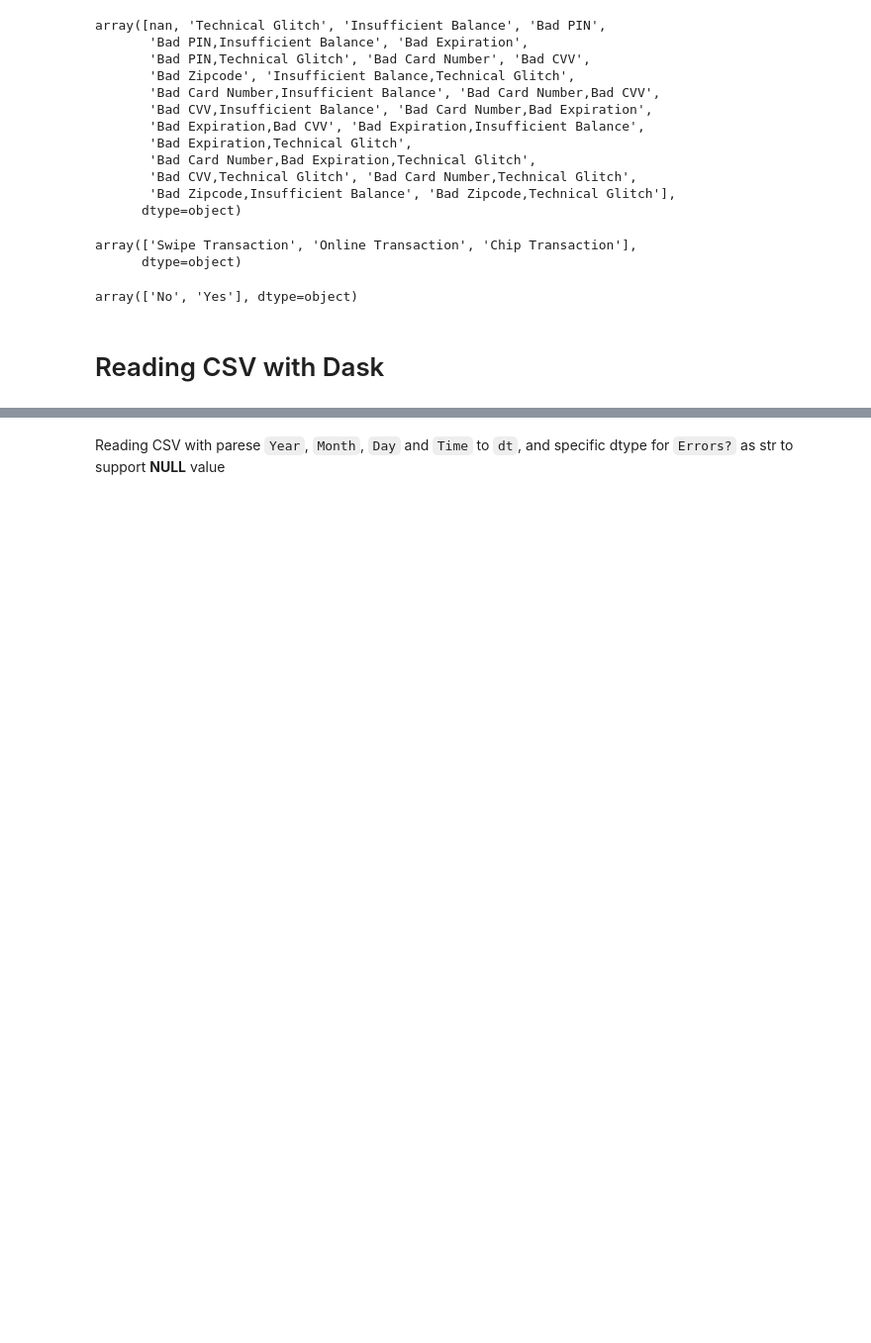
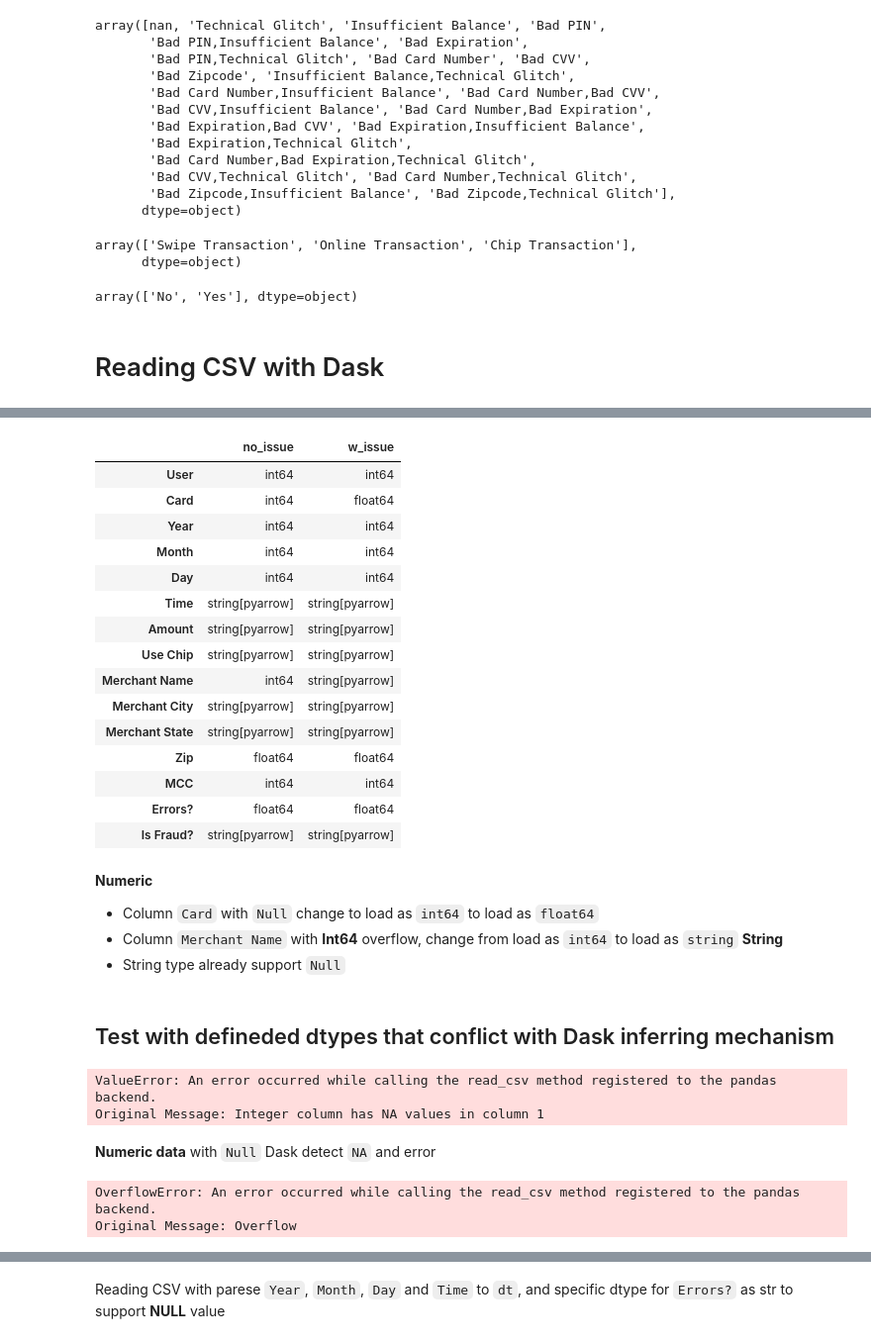
Before and after one commit to pbdanny/PythonProject, a Jupyter notebook: Dask/notebook/create_parquet.ipynb, the cells around one changed output, grey strips where cells are left out. Shown at 99% size. Cells and saved outputs as stored; diff of their text form; code cells hidden in the pictures; blank space fills up the shorter version.

Commit message:
update save dask

```diff
--- a/Dask/notebook/create_parquet.ipynb
+++ b/Dask/notebook/create_parquet.ipynb
@@ -72,0 +113,3 @@ array(['No', 'Yes'], dtype=object)
+# %%
+# Read with Dask inferred
+ddf = dd.read_csv(data_path/"test_no_issue.csv")
@@ -72,0 +135,2 @@ array(['No', 'Yes'], dtype=object)
+# %%
+no_issue_pdf = ddf.dtypes.to_frame(name="no_issue")
@@ -72,0 +155,2 @@ array(['No', 'Yes'], dtype=object)
+# %%
+ddf = dd.read_csv(data_path/"test_w_issue.csv")
@@ -72,0 +176,44 @@ array(['No', 'Yes'], dtype=object)
+# %%
+w_issue_pdf = ddf.dtypes.to_frame(name="w_issue")
+# %%
+compare_pdf = pd.concat([no_issue_pdf, w_issue_pdf], axis=1)
+compare_pdf
+# %% [output]
+|  | no_issue | w_issue |
+| User | int64 | int64 |
+| Card | int64 | float64 |
+| Year | int64 | int64 |
+| Month | int64 | int64 |
+| Day | int64 | int64 |
+| Time | string[pyarrow] | string[pyarrow] |
+| Amount | string[pyarrow] | string[pyarrow] |
+| Use Chip | string[pyarrow] | string[pyarrow] |
+| Merchant Name | int64 | string[pyarrow] |
+| Merchant City | string[pyarrow] | string[pyarrow] |
+| Merchant State | string[pyarrow] | string[pyarrow] |
+| Zip | float64 | float64 |
+| MCC | int64 | int64 |
+| Errors? | float64 | float64 |
+| Is Fraud? | string[pyarrow] | string[pyarrow] |
+# %% [markdown]
+__Numeric__
+- Column `Card` with `Null` change to load as `int64` to load as `float64`
+- Column `Merchant Name` with __Int64__ overflow, change from load as `int64` to load as `string`
+__String__
+- String type already support `Null`
+# %% [markdown]
+## Test with defineded dtypes that conflict with Dask inferring mechanism
+# %%
+ddf = dd.read_csv(data_path/"test_w_issue.csv",
+                  dtype={"Card":"int64"})
+# %% [output]
+ValueError: An error occurred while calling the read_csv method registered to the pandas backend.
+Original Message: Integer column has NA values in column 1
+# %% [markdown]
+__Numeric data__ with `Null` Dask detect `NA` and error
+# %%
+ddf = dd.read_csv(data_path/"test_w_issue.csv",
+                  dtype={"Merchant Name":"int64"})
+# %% [output]
+OverflowError: An error occurred while calling the read_csv method registered to the pandas backend.
+Original Message: Overflow
```
Also changed, not shown: parts of 52 cells of this notebook, 3 other files.
